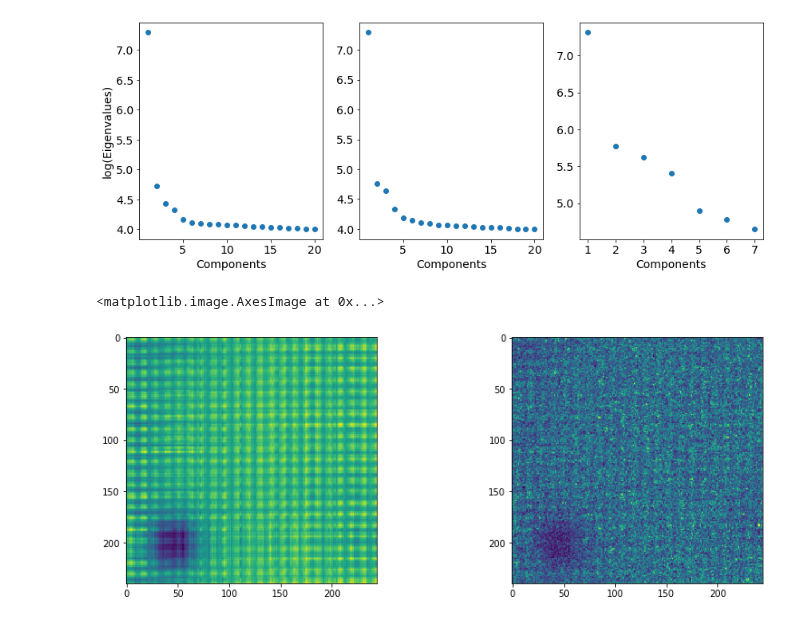
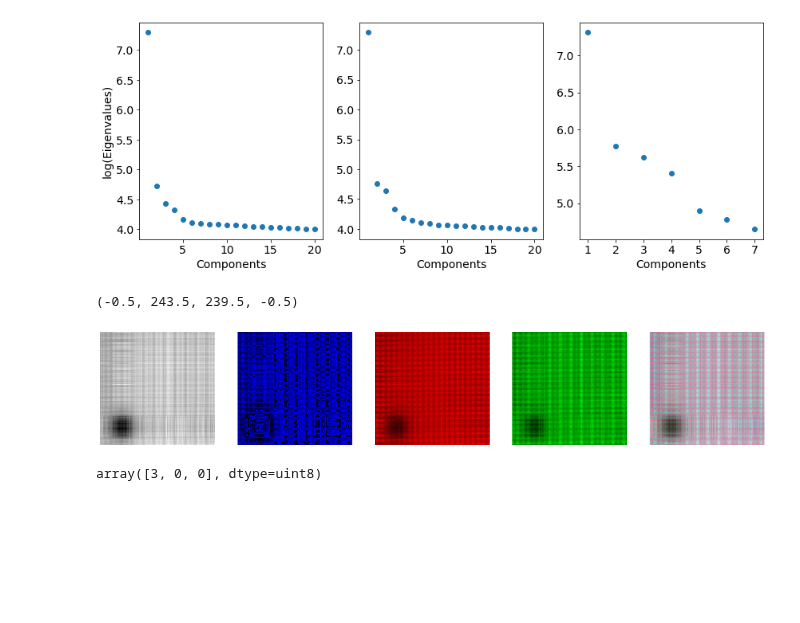
Before and after one commit to CY-Zhang/PyProcessingCodes, a Jupyter notebook: TensorDenoise/VisulizeResults_EDS.ipynb, the cells around one changed output. Drawn from its saved outputs; the diff is of its cells as text; code cells hidden in the pictures; blank space fills up the shorter version.

```diff
--- a/TensorDenoise/VisulizeResults_EDS.ipynb
+++ b/TensorDenoise/VisulizeResults_EDS.ipynb
@@ -8,6 +9,6 @@ from numpy import *
 # %%
 # Analysis eigenvalues from raw data with 240x244x1000
-temp = sio.loadmat('/srv/home/chenyu/TensorDenoise/Experiment/EDS_eigenvalues.mat')
+temp = sio.loadmat('E:\Denoising_Rungang\EDSdata\EDS_eigenvalues.mat')
 
 fig = plt.figure(figsize=(14,5))
 
@@ -45,7 +46,7 @@ Text(0.5, 0, 'Components')
 [figure]
 # %%
 # Analysis eigenvalues from raw data with 240x244x7 channels
-temp = sio.loadmat('/srv/home/chenyu/TensorDenoise/Experiment/EDS_grouped_eigenvalues.mat')
+temp = sio.loadmat('E:\Denoising_Rungang\EDSdata\EDS_grouped_eigenvalues.mat')
 
 fig = plt.figure(figsize=(14,5))
 
@@ -83,18 +84,66 @@ Text(0.5, 0, 'Components')
 [figure]
 # %%
 # Analysis denoise results from grouped EDS data
-temp = sio.loadmat('/srv/home/chenyu/TensorDenoise/Experiment/EDS_denoised_grouped_4-4-7.mat')
+temp = sio.loadmat('E:\Denoising_Rungang\EDSdata\EDS_denoised_grouped_4-4-4.mat')
 denoised = temp['est_HOOI']
-temp = sio.loadmat('/srv/home/chenyu/TensorDenoise/Experiment/EDS_grouped.mat')
+temp = sio.loadmat('E:\Denoising_Rungang\EDSdata\EDS_grouped.mat')
 noisy = temp['datacube']
-# %%
-fig = plt.figure(figsize=(14,5))
-
-fig.add_subplot(121)
-plt.imshow(denoised[:,:,2])
-
-fig.add_subplot(122)
-plt.imshow(noisy[:,:,2])
-# %% [output]
-<matplotlib.image.AxesImage at 0x...>
-[figure, removed]
+# %%
+data = denoised[:]
+data = data / np.amax(data) * 255
+rgbArray = np.zeros([240,244,3],dtype=np.uint8)
+
+fig = plt.figure(figsize=(20,5))
+
+fig.add_subplot(151)
+plt.imshow(data[:,:,0],cmap='gray')
+plt.axis('off')
+
+fig.add_subplot(152)
+layer = data[:,:,1]
+layer = layer/np.amax(layer)*255
+rgbArray = np.zeros([240,244,3],dtype=np.uint8)
+rgbArray[:,:,2] = layer.astype('int')*4
+img = Image.fromarray(rgbArray)
+plt.imshow(img)
+plt.axis('off')
+
+fig.add_subplot(153)
+layer = data[:,:,2] + data[:,:,3]
+layer = layer/np.amax(layer)*255
+rgbArray = np.zeros([240,244,3],dtype=np.uint8)
+rgbArray[:,:,0] = layer.astype('int')
+img = Image.fromarray(rgbArray)
+plt.imshow(img)
+plt.axis('off')
+
+fig.add_subplot(154)
+layer = data[:,:,4] + data[:,:,5] + data[:,:,6]
+layer = layer/np.amax(layer)*255
+rgbArray = np.zeros([240,244,3],dtype=np.uint8)
+rgbArray[:,:,1] = layer.astype('int')
+img = Image.fromarray(rgbArray)
+plt.imshow(img)
+plt.axis('off')
+
+fig.add_subplot(155)
+rgbArray = np.zeros([240,244,3],dtype=np.uint8)
+layer = data[:,:,1]
+layer = layer/np.amax(layer)*255
+rgbArray[:,:,2] = layer.astype('int')
+layer = data[:,:,2] + data[:,:,3]
+layer = layer/np.amax(layer)*255
+rgbArray[:,:,0] = layer.astype('int')
+layer = data[:,:,4] + data[:,:,5] + data[:,:,6]
+layer = layer/np.amax(layer)*255
+rgbArray[:,:,1] = layer.astype('int')
+img = Image.fromarray(rgbArray)
+plt.imshow(img)
+plt.axis('off')
+# %% [output]
+(-0.5, 243.5, 239.5, -0.5)
+[figure, added]
+# %%
+rgbArray[1,1,:]
+# %% [output]
+array([3, 0, 0], dtype=uint8)
```
Also changed, not shown: parts of 1 cell of this notebook.
